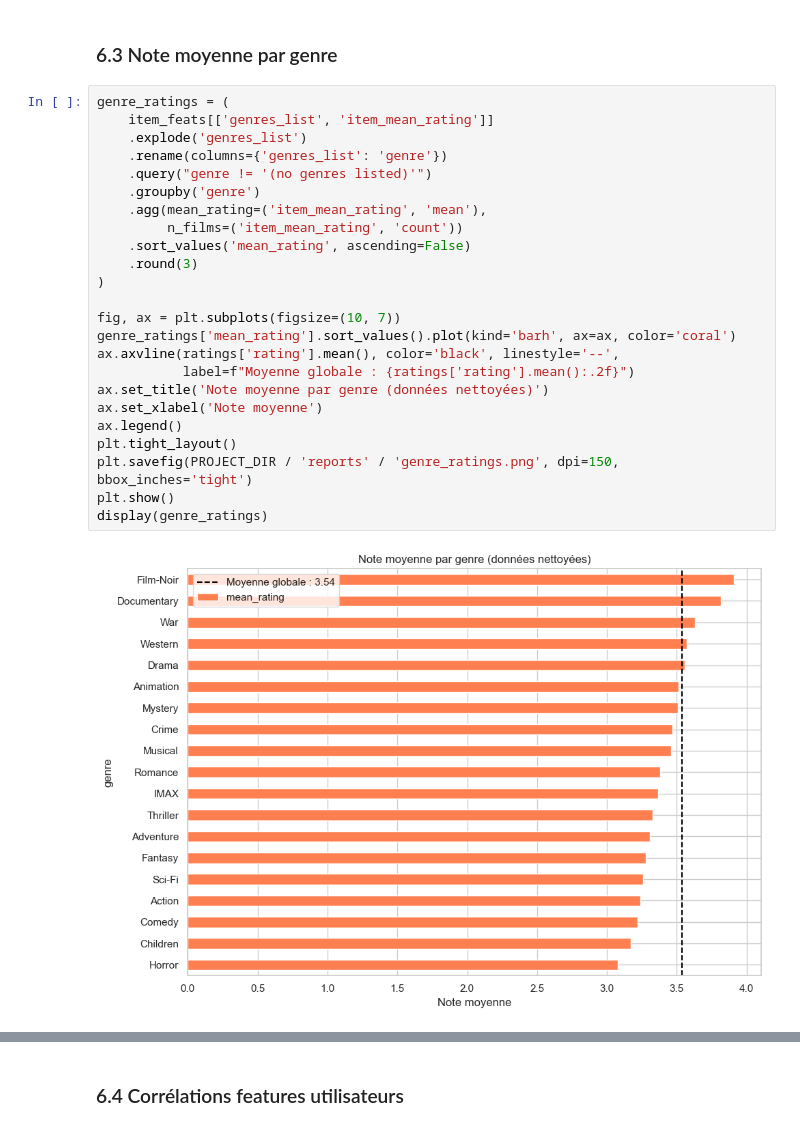
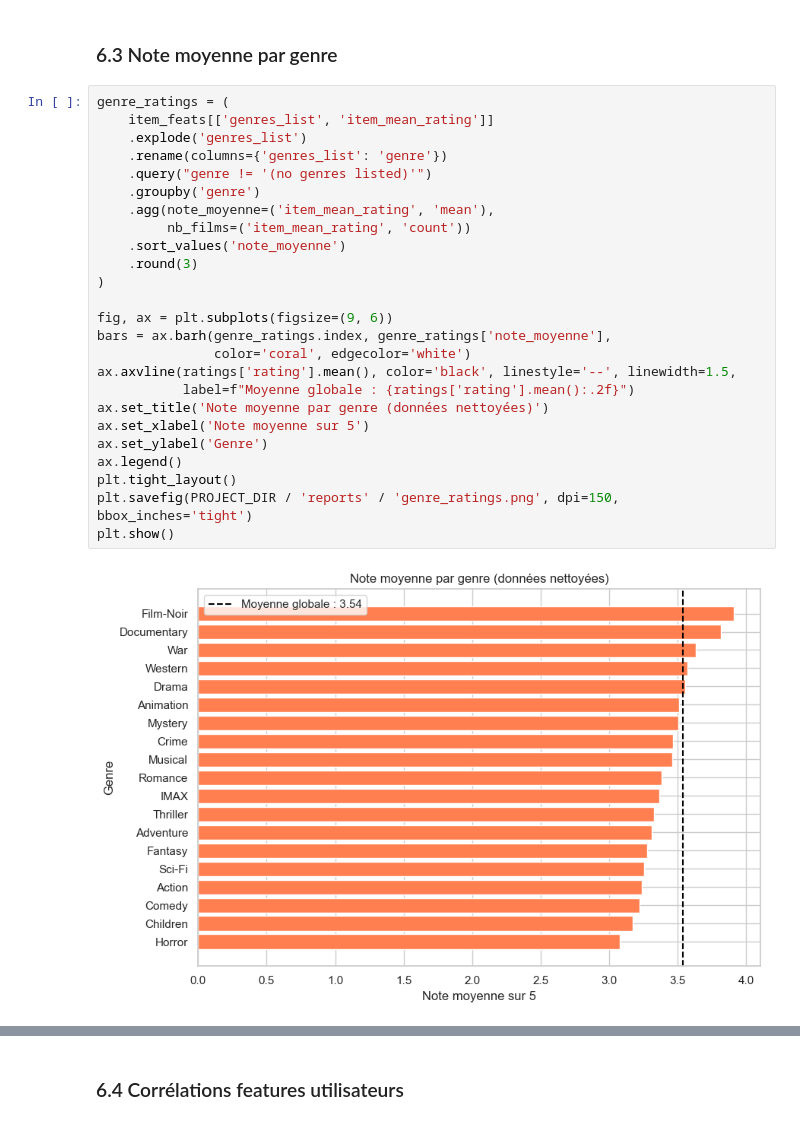
Before and after one commit to MoussaTorch/recommendation-film, a Jupyter notebook: notebooks/01-eda.ipynb, the cells around one changed output, grey strips where cells are left out. Saved outputs shown, nothing was run; the diff lists cells and outputs as text.

```diff
--- a/notebooks/01-eda.ipynb
+++ b/notebooks/01-eda.ipynb
@@ -540,26 +566,27 @@ display(top_films)
 # %%
 genre_ratings = (
     item_feats[['genres_list', 'item_mean_rating']]
     .explode('genres_list')
     .rename(columns={'genres_list': 'genre'})
     .query("genre != '(no genres listed)'")
     .groupby('genre')
-    .agg(mean_rating=('item_mean_rating', 'mean'),
-         n_films=('item_mean_rating', 'count'))
-    .sort_values('mean_rating', ascending=False)
+    .agg(note_moyenne=('item_mean_rating', 'mean'),
+         nb_films=('item_mean_rating', 'count'))
+    .sort_values('note_moyenne')
     .round(3)
 )
 
-fig, ax = plt.subplots(figsize=(10, 7))
-genre_ratings['mean_rating'].sort_values().plot(kind='barh', ax=ax, color='coral')
-ax.axvline(ratings['rating'].mean(), color='black', linestyle='--',
+fig, ax = plt.subplots(figsize=(9, 6))
+bars = ax.barh(genre_ratings.index, genre_ratings['note_moyenne'],
+               color='coral', edgecolor='white')
+ax.axvline(ratings['rating'].mean(), color='black', linestyle='--', linewidth=1.5,
            label=f"Moyenne globale : {ratings['rating'].mean():.2f}")
 ax.set_title('Note moyenne par genre (données nettoyées)')
-ax.set_xlabel('Note moyenne')
+ax.set_xlabel('Note moyenne sur 5')
+ax.set_ylabel('Genre')
 ax.legend()
 plt.tight_layout()
 plt.savefig(PROJECT_DIR / 'reports' / 'genre_ratings.png', dpi=150, bbox_inches='tight')
 plt.show()
-display(genre_ratings)
 # %% [output]
-[figure, old version]
+[figure, new version]
```
Also changed, not shown: parts of 10 cells of this notebook.
